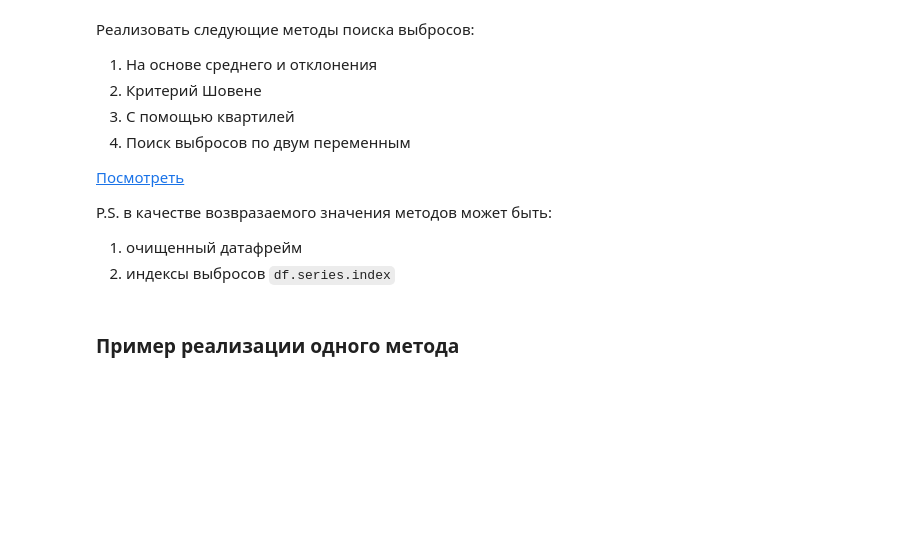
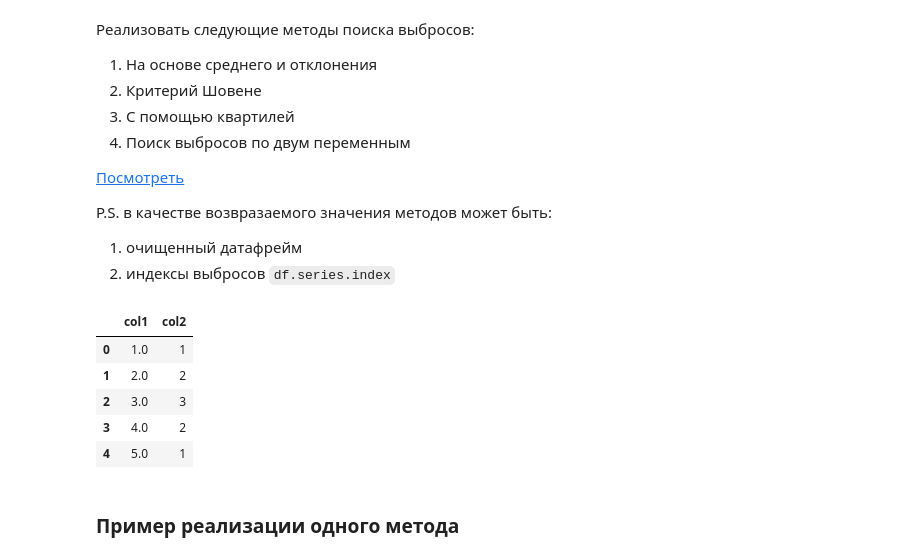
Before and after one commit to kaimakov-rk/kokoko, a Jupyter notebook: Copy_of_Задание_2.ipynb, the cells around one changed output. Drawn from its saved outputs; the diff is of its cells as text; code cells hidden in the pictures; blank space fills up the shorter version.

```diff
--- a/Copy_of_Задание_2.ipynb
+++ b/Copy_of_Задание_2.ipynb
@@ -276,20 +276,36 @@ class OutlierCleanser:
   def df(self):
     return self.__df
 
-  def clean_by_deviation_mean(self, column_name: Text) -> DataFrame:
-    result = copy.deepcopy(self.__df)
+  def clean_by_std_and_mean(self, column_name: Text) -> DataFrame:
+    result = deepcopy(self.__df)
+    mean = result[column_name].mean()
+    std = result[column_name].std()
+    return result[result.apply(lambda x: abs(x - mean) < 2 * std, axis=1, result_type='reduce')].dropna()
 
-    return result
+  def clean_by_chauvenet(self, column_name: Text) -> DataFrame:
+    result = deepcopy(self.__df)
+    mean = result[column_name].mean()
+    std = result[column_name].std()
+    n = len(result[column_name])
+    return result[result.apply(lambda x: abs(x - mean) < 2 * std, axis=1, result_type='reduce')].dropna()
 # %%
 data = pd.DataFrame(
     data = {
         "col1": [1, 2, 3, 4, 5, 1000],
         "col2": [1, 2, 3, 2, 1, 4]
     }
 )
 
 oc = OutlierCleanser(data)
-oc.clean_by_mean("col1")
+#oc.clean_by_std_and_mean("col1")
+oc.clean_by_chauvenet("col1")
+# %% [output]
+|  | col1 | col2 |
+| 0 | 1.0 | 1 |
+| 1 | 2.0 | 2 |
+| 2 | 3.0 | 3 |
+| 3 | 4.0 | 2 |
+| 4 | 5.0 | 1 |
 # %% [markdown]
 ### Пример реализации одного метода
 # %%
```
